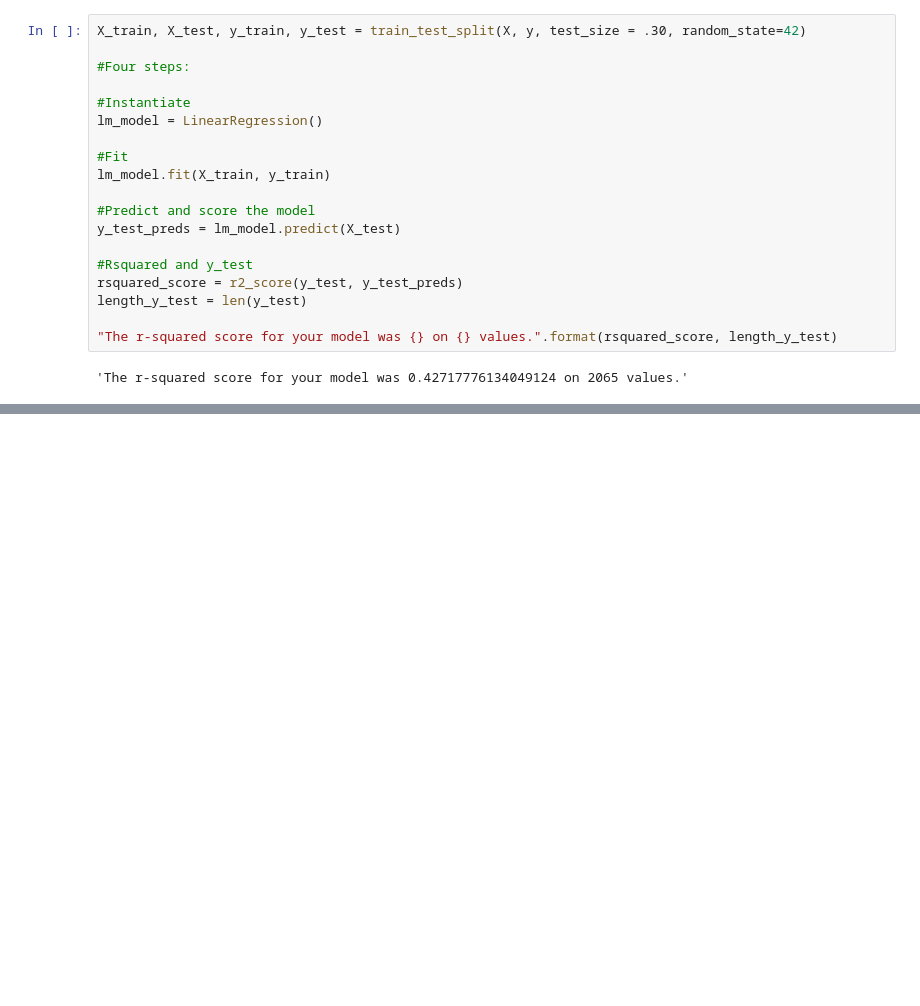
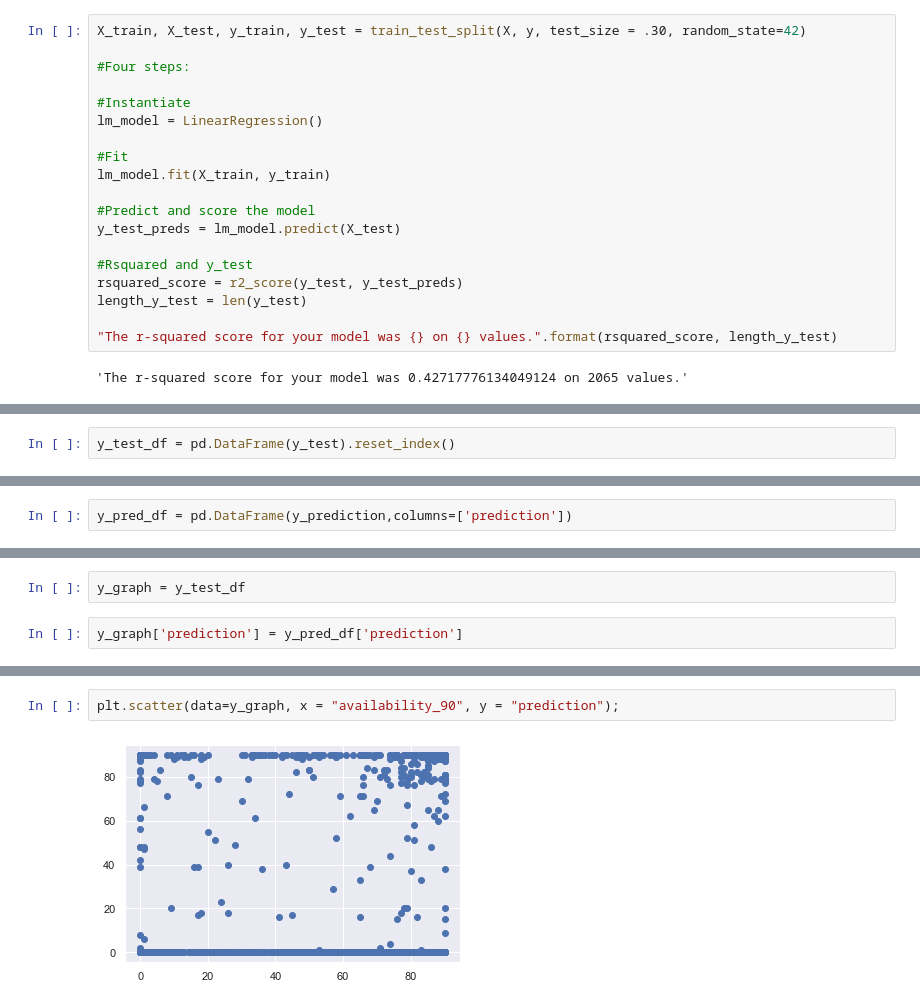
Before and after one commit to demccusker/AirBnB_analysis, a Jupyter notebook: AirBnB_Analysis.ipynb, the cells around one changed output, grey strips where cells are left out. Cells and saved outputs as stored; diff of their text form; blank space fills up the shorter version.

Commit message:
Completed random forest model for availability

```diff
--- a/AirBnB_Analysis.ipynb
+++ b/AirBnB_Analysis.ipynb
@@ -978,0 +1091,2 @@ coef_df.head(50)
+# %%
+y_test_df = pd.DataFrame(y_test).reset_index()
@@ -978,0 +1114,2 @@ coef_df.head(50)
+# %%
+y_pred_df = pd.DataFrame(y_prediction,columns=['prediction'])
@@ -978,0 +1145,4 @@ coef_df.head(50)
+# %%
+y_graph = y_test_df
+# %%
+y_graph['prediction'] = y_pred_df['prediction']
@@ -978,0 +1158,4 @@ coef_df.head(50)
+# %%
+plt.scatter(data=y_graph, x = "availability_90", y = "prediction");
+# %% [output]
+[figure, added]
```
Also changed, not shown: parts of 35 cells of this notebook.
